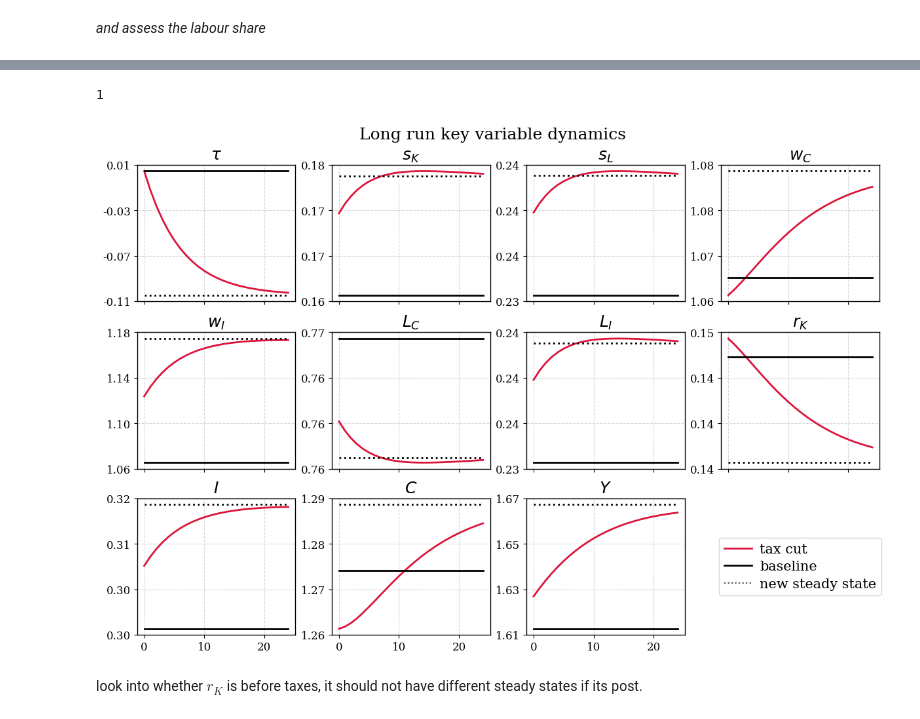
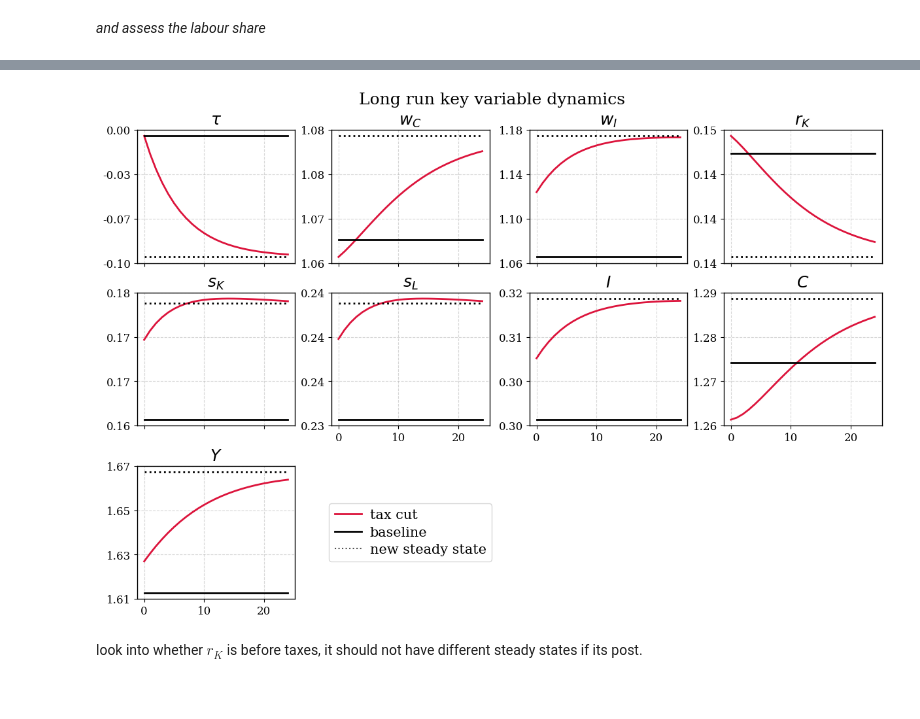
Before and after one commit to cfn368/ba_capinc, a Jupyter notebook: 3_perm_sim.ipynb, the cells around one changed output, grey strips where cells are left out. Cells and saved outputs as stored; diff of their text form; code cells hidden in the pictures.

```diff
--- a/3_perm_sim.ipynb
+++ b/3_perm_sim.ipynb
@@ -74,19 +74,19 @@ wealth_ela     1.62
 ============================================
 # %%
-# 1. get empirical path
-net_long, tau_long, dlog_net_long, tauT = shocks.perm_tc_emp(
-    tail=tail, normalized=True
-)
+# # 1. get empirical path
+# net_long, tau_long, dlog_net_long, tauT = shocks.perm_tc_emp(
+#     tail=tail, normalized=True
+# )
 
-tau0 = tau_long[0]
+# tau0 = tau_long[0]
 
-# 2. pin baseline SS
-ss0 = m.solve_steady_state(tau=tau0)
+# # 2. pin baseline SS
+# ss0 = m.solve_steady_state(tau=tau0)
 
-# 3. simulate
-sim_raw = m.solve_transition(tau_path=tau_long, tau_terminal=tauT)
+# # 3. simulate
+# sim_raw = m.solve_transition(tau_path=tau_long, tau_terminal=tauT)
 
-# 4. plot
-fig, (ax1, ax2), ss, sim = build_output_single.welfare_effects(
-    m, sim_raw, tau_long, dlog_net_long, T=T, tail=tail, tau_ss=tau_ss
-)
+# # 4. plot
+# fig, (ax1, ax2), ss, sim = build_output_single.welfare_effects(
+#     m, sim_raw, tau_long, dlog_net_long, T=T, tail=tail, tau_ss=tau_ss
+# )
@@ -210,9 +188,5 @@ plt.show()
-# %%
-nrows
-# %% [output]
-1
 # %%
-T_plot = 25
+T_plot = T
 h = np.arange(T_plot)
 
 def trunc_pack(sim, ls):
@@ -225,10 +199,9 @@ S3 = trunc_pack(sim3, ls3)
 
 keys = [
     "tau",
-    "sK","s1","s2",
-    "w1C","w2C","w1I","w2I",
-    "L1C","L2C","L1I","L2I",
-    "rC_gross","I","C","Y",
+    "w1C","w1I","rC_gross",
+    "sK","s1",
+    "I","C","Y",
 ]
 keys = [k for k in keys if k in S1 and k in S2]
 
@@ -249,33 +222,41 @@ for i, k in enumerate(keys):
     y1 = S1[k][:T_plot]
     y2 = S2[k][:T_plot]
     y3 = S3[k][:T_plot]
     ax.plot(h, y1, lw=2, color="crimson")
     ax.plot(h, y2, lw=2, color="k")
     ax.plot(h, y3, lw=2, color="k", ls=":")
     ax.plot()
 
     ax.set_title(var_groups.model_var.get(k, k))
     ax.grid(True, which="both", linestyle="--", alpha=0.5)
     ax.yaxis.set_major_locator(mticker.LinearLocator(4))
     ax.yaxis.set_minor_locator(mticker.NullLocator())
     ax.yaxis.set_major_formatter(mticker.FormatStrFormatter('%.2f'))
     ax.tick_params(axis="y", labelsize=12)
     ax.tick_params(axis="x", labelsize=12)
 
 for j in range(len(keys), len(axes)):
     axes[j].set_axis_off()
 
 if len(keys) < len(axes):
     ax_leg = axes[len(keys)]
     ax_leg.set_axis_off()
     h1 = plt.Line2D([0], [0], color="crimson", lw=2)
     h2 = plt.Line2D([0], [0], color="k",       lw=2)
     h3 = plt.Line2D([0], [0], color="k", lw=1.5, ls=":", alpha=0.7)
     ax_leg.legend([h1, h2, h3], ["tax cut", "baseline", "new steady state"],
                 loc="center", frameon=True)
 
+for col in range(ncols):
+    # find the last active (visible) axis in this column
+    col_axes = [axes[row * ncols + col] for row in range(nrows)
+                if row * ncols + col < len(axes)]
+    active = [ax for ax in col_axes if ax.get_visible() and ax.axison]
+    if active:
+        active[-1].tick_params(axis='x', labelbottom=True)
+
 plt.show()
 # %% [output]
-[figure, old version]
+[figure, new version]
 # %% [markdown]
 look into whether $r_K$ is before taxes, it should not have different steady states if its post.
```
Also changed, not shown: parts of 7 cells of this notebook, 8 other files.
